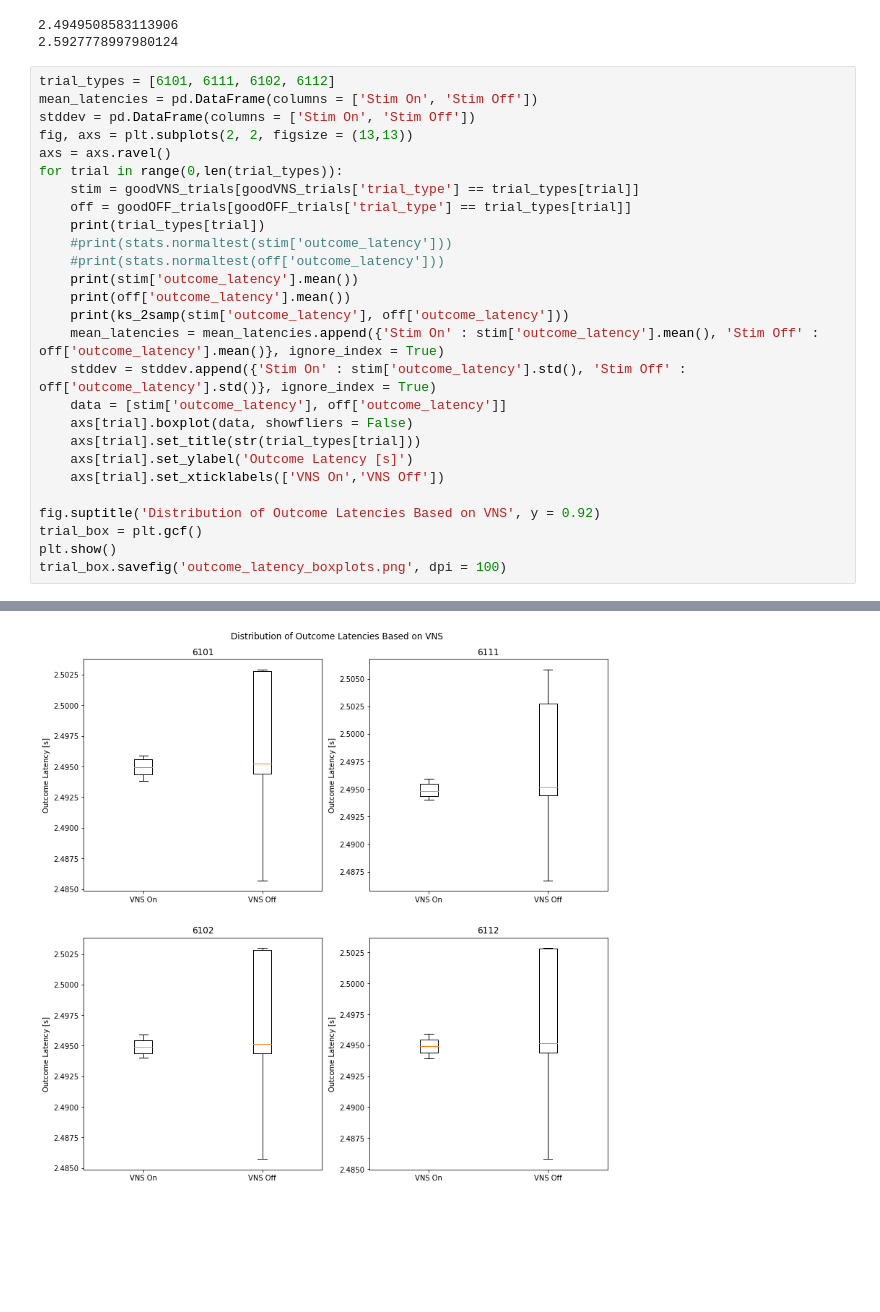
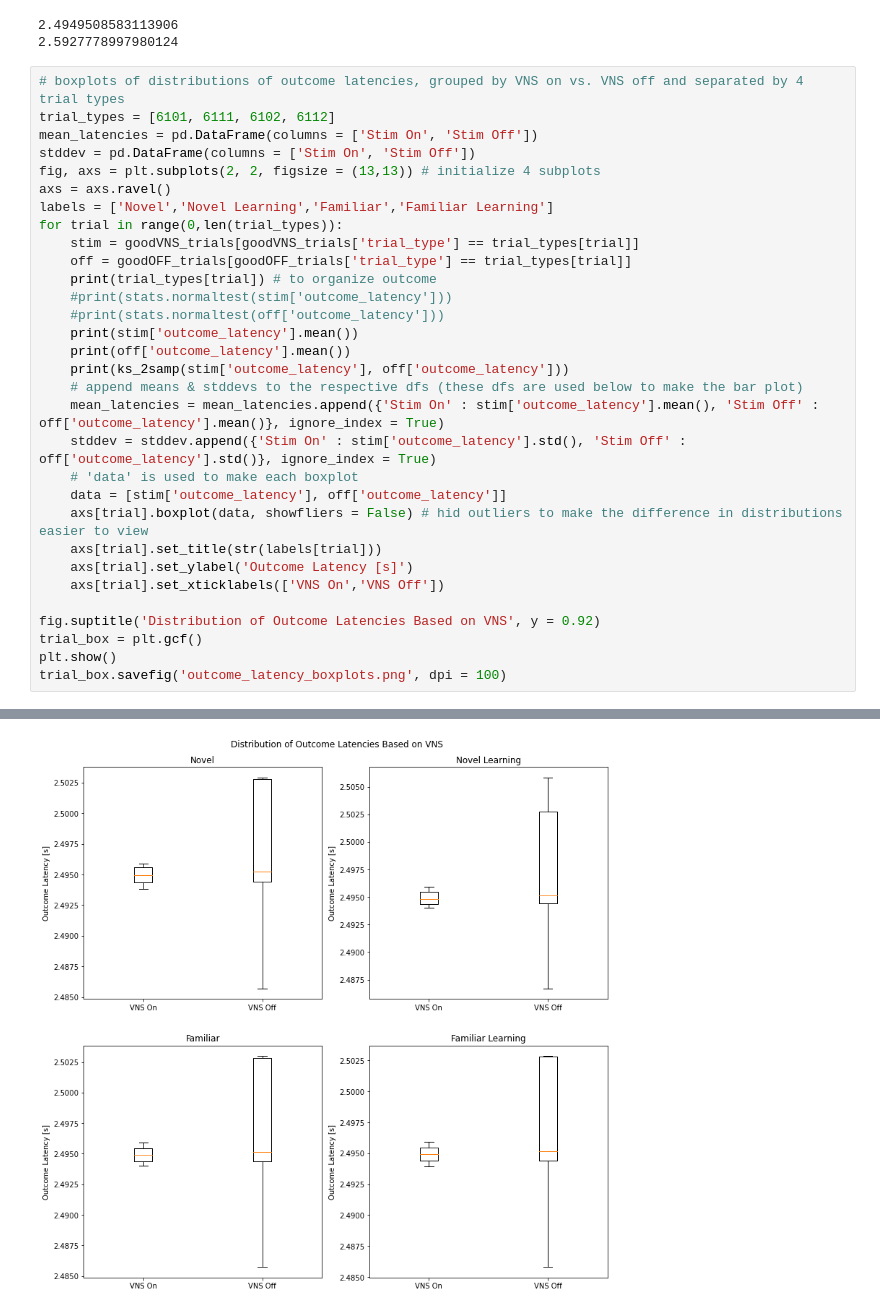
Before and after one commit to schlich/vns, a Jupyter notebook: trial_analysis.ipynb, the cells around one changed output, grey strips where cells are left out. Saved outputs shown, nothing was run; the diff lists cells and outputs as text; blank space fills up the shorter version.

```diff
--- a/trial_analysis.ipynb
+++ b/trial_analysis.ipynb
@@ -147,50 +169,54 @@ print(novel_OFF['outcome_latency'].mean())
 2.4949508583113906
 2.5927778997980124
 # %%
+# boxplots of distributions of outcome latencies, grouped by VNS on vs. VNS off and separated by 4 trial types
 trial_types = [6101, 6111, 6102, 6112]
 mean_latencies = pd.DataFrame(columns = ['Stim On', 'Stim Off'])
 stddev = pd.DataFrame(columns = ['Stim On', 'Stim Off'])
-fig, axs = plt.subplots(2, 2, figsize = (13,13))
+fig, axs = plt.subplots(2, 2, figsize = (13,13)) # initialize 4 subplots
 axs = axs.ravel()
+labels = ['Novel','Novel Learning','Familiar','Familiar Learning']
 for trial in range(0,len(trial_types)):
     stim = goodVNS_trials[goodVNS_trials['trial_type'] == trial_types[trial]]
     off = goodOFF_trials[goodOFF_trials['trial_type'] == trial_types[trial]]
-    print(trial_types[trial])
+    print(trial_types[trial]) # to organize outcome
     #print(stats.normaltest(stim['outcome_latency']))
     #print(stats.normaltest(off['outcome_latency']))
     print(stim['outcome_latency'].mean())
     print(off['outcome_latency'].mean())
     print(ks_2samp(stim['outcome_latency'], off['outcome_latency']))
+    # append means & stddevs to the respective dfs (these dfs are used below to make the bar plot)
     mean_latencies = mean_latencies.append({'Stim On' : stim['outcome_latency'].mean(), 'Stim Off' : off['outcome_latency'].mean()}, ignore_index = True)
     stddev = stddev.append({'Stim On' : stim['outcome_latency'].std(), 'Stim Off' : off['outcome_latency'].std()}, ignore_index = True)
+    # 'data' is used to make each boxplot
     data = [stim['outcome_latency'], off['outcome_latency']]
-    axs[trial].boxplot(data, showfliers = False)
-    axs[trial].set_title(str(trial_types[trial]))
+    axs[trial].boxplot(data, showfliers = False) # hid outliers to make the difference in distributions easier to view
+    axs[trial].set_title(str(labels[trial]))
     axs[trial].set_ylabel('Outcome Latency [s]')
     axs[trial].set_xticklabels(['VNS On','VNS Off'])
 
 fig.suptitle('Distribution of Outcome Latencies Based on VNS', y = 0.92)
 trial_box = plt.gcf()
 plt.show()
 trial_box.savefig('outcome_latency_boxplots.png', dpi = 100)
 # %% [output]
 6101
 2.4949508583113906
 2.5927778997980124
 KstestResult(statistic=0.24558303886925795, pvalue=1.2212453270876722e-15)
 6111
 2.4948695236946095
 2.5919464167131387
 KstestResult(statistic=0.24570751924215511, pvalue=0.0)
 6102
 2.4950091991093246
 2.590484393965266
 KstestResult(statistic=0.24551431660317652, pvalue=3.0618592085536008e-21)
 6112
 2.4949887465288048
 2.5919821510246552
 KstestResult(statistic=0.24394565859421147, pvalue=6.4084409115854094e-21)
-[figure, old version]
+[figure, new version]
 # %%
 #plot mean outcome latencies for each trial type and condition
 means = mean_latencies.plot.bar(ylim = (2.2,2.9), rot = 0, figsize = (7,6), yerr = stddev)
```
Also changed, not shown: parts of 9 cells of this notebook, 1 other file.
